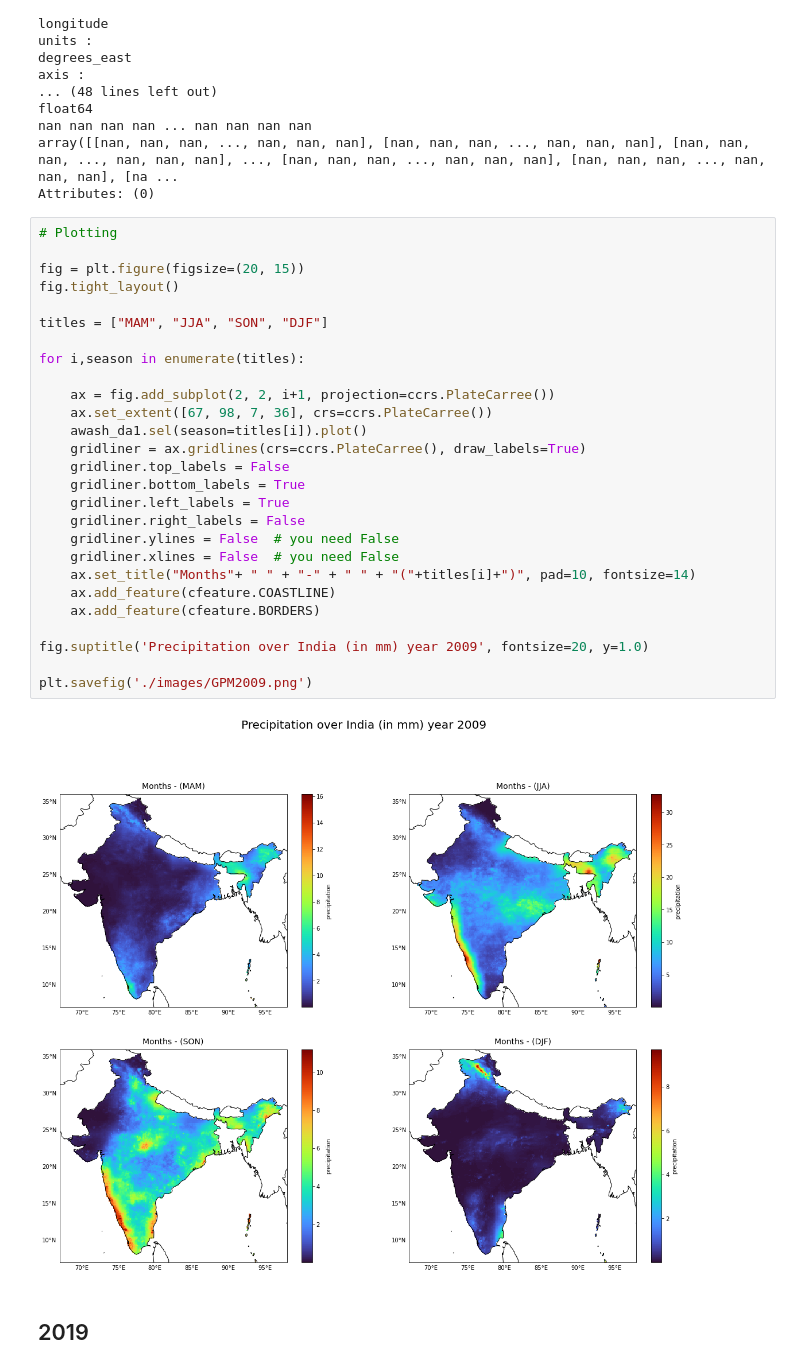
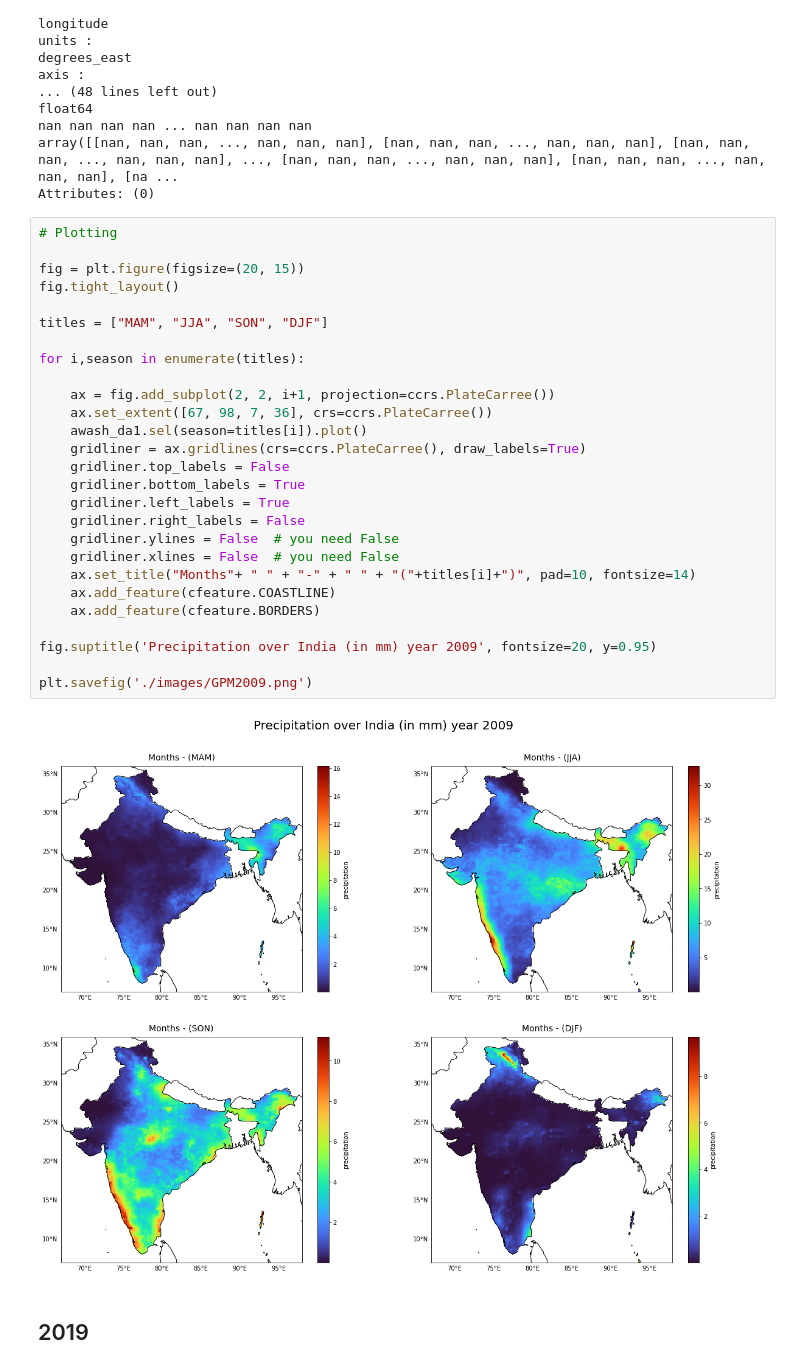
Before and after one commit to adisen99/atms_python, a Jupyter notebook: imd_gpm/class6.ipynb, the cells around one changed output. Cells and saved outputs as stored; diff of their text form.

```diff
--- a/imd_gpm/class6.ipynb
+++ b/imd_gpm/class6.ipynb
@@ -278,32 +278,32 @@ Attributes: (0)
 # %%
 # Plotting
 
 fig = plt.figure(figsize=(20, 15))
 fig.tight_layout()
 
 titles = ["MAM", "JJA", "SON", "DJF"]
 
 for i,season in enumerate(titles):
 
     ax = fig.add_subplot(2, 2, i+1, projection=ccrs.PlateCarree())
     ax.set_extent([67, 98, 7, 36], crs=ccrs.PlateCarree())
     awash_da1.sel(season=titles[i]).plot()
     gridliner = ax.gridlines(crs=ccrs.PlateCarree(), draw_labels=True)
     gridliner.top_labels = False
     gridliner.bottom_labels = True
     gridliner.left_labels = True
     gridliner.right_labels = False
     gridliner.ylines = False  # you need False
     gridliner.xlines = False  # you need False
     ax.set_title("Months"+ " " + "-" + " " + "("+titles[i]+")", pad=10, fontsize=14)
     ax.add_feature(cfeature.COASTLINE)
     ax.add_feature(cfeature.BORDERS)
 
-fig.suptitle('Precipitation over India (in mm) year 2009', fontsize=20, y=1.0)
+fig.suptitle('Precipitation over India (in mm) year 2009', fontsize=20, y=0.95)
 
 plt.savefig('./images/GPM2009.png')
 # %% [output]
-[figure, old version]
+[figure, new version]
 # %% [markdown]
 ## 2019
 # %%
```
Also changed, not shown: parts of 39 cells of this notebook, 43 other files.
